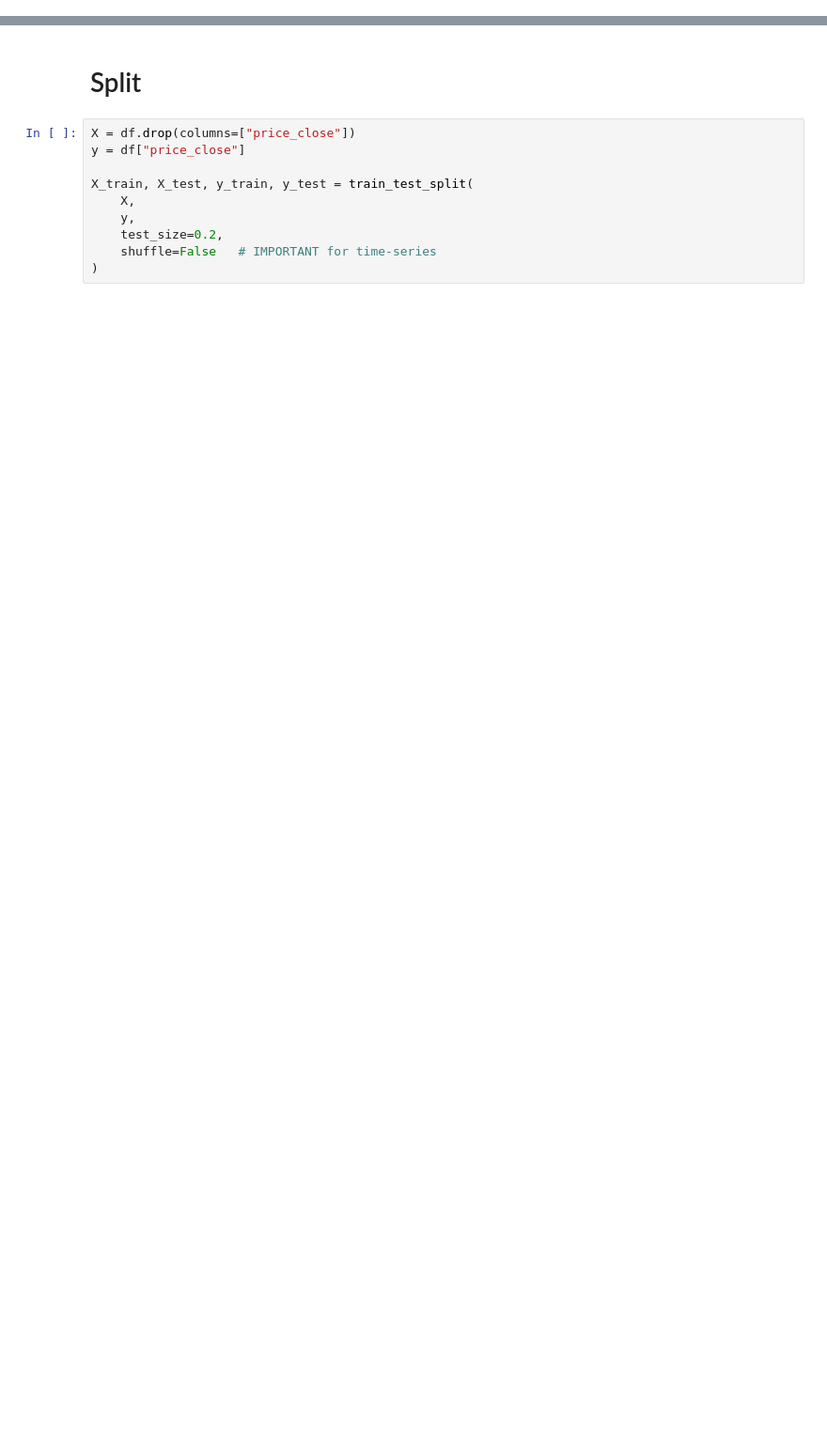
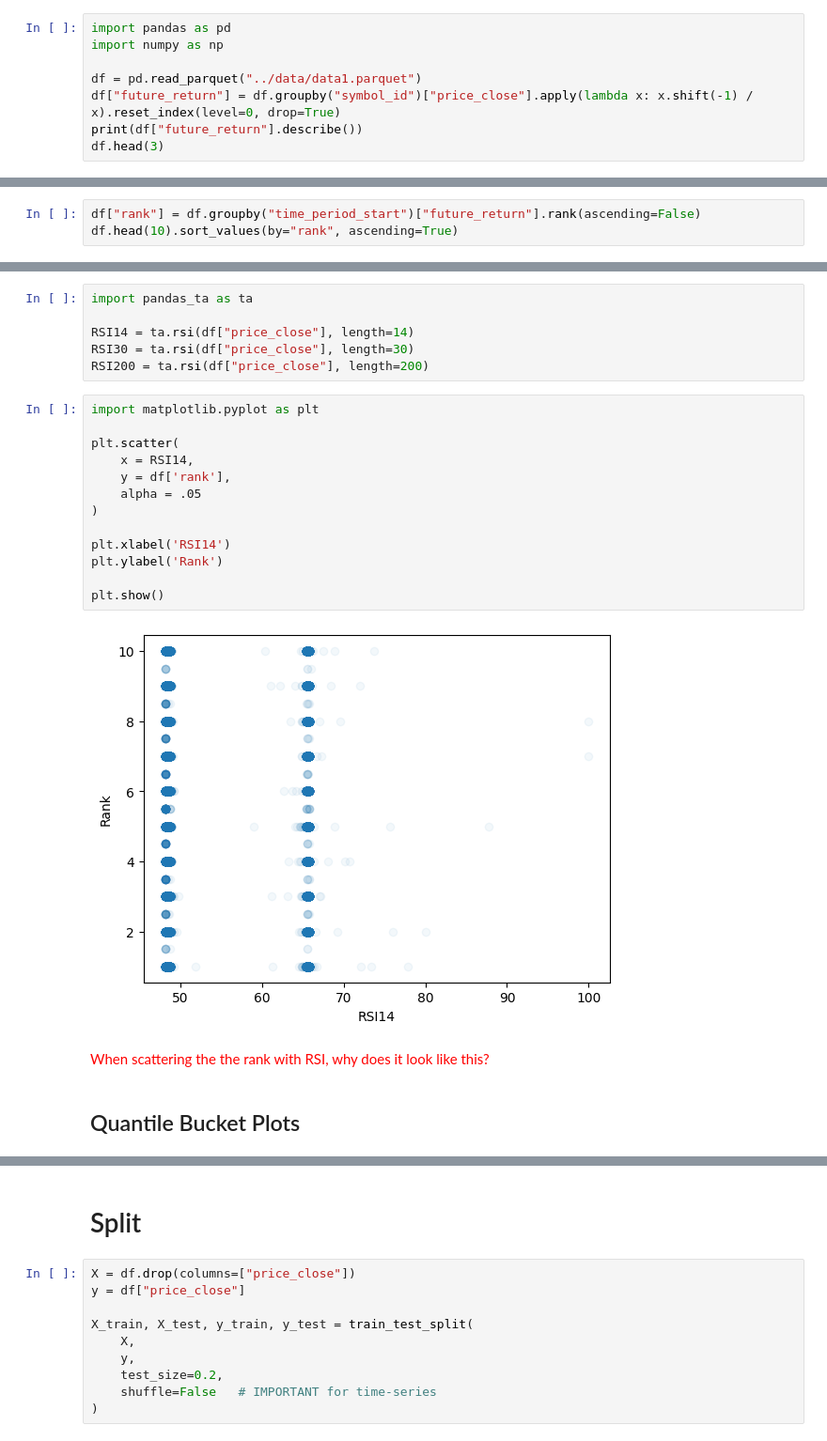
Before and after one commit to nathandelcid/marketdata, a Jupyter notebook: notebooks/2_eda.ipynb, the cells around one changed output, grey strips where cells are left out. Shown: that part at 94% size. Cells and saved outputs as stored; diff of their text form; blank space fills up the shorter version.

```diff
--- a/notebooks/2_eda.ipynb
+++ b/notebooks/2_eda.ipynb
@@ -0,0 +9,8 @@
+# %%
+import pandas as pd
+import numpy as np
+
+df = pd.read_parquet("../data/data1.parquet")
+df["future_return"] = df.groupby("symbol_id")["price_close"].apply(lambda x: x.shift(-1) / x).reset_index(level=0, drop=True)
+print(df["future_return"].describe())
+df.head(3)
@@ -15,0 +34,3 @@ df.head()
+# %%
+df["rank"] = df.groupby("time_period_start")["future_return"].rank(ascending=False)
+df.head(10).sort_values(by="rank", ascending=True)
@@ -15,0 +58,27 @@ df.head()
+# %%
+import pandas_ta as ta
+
+RSI14 = ta.rsi(df["price_close"], length=14)
+RSI30 = ta.rsi(df["price_close"], length=30)
+RSI200 = ta.rsi(df["price_close"], length=200)
+# %%
+import matplotlib.pyplot as plt
+
+plt.scatter(
+    x = RSI14,
+    y = df['rank'],
+    alpha = .05
+)
+
+plt.xlabel('RSI14')
+plt.ylabel('Rank')
+
+plt.show()
+# %% [output]
+[figure, added]
+# %% [markdown]
+<span style="color:red">
+    When scattering the the rank with RSI, why does it look like this?
+</span>
+# %% [markdown]
+## Quantile Bucket Plots
```
Also changed, not shown: parts of 18 cells of this notebook, 3 other files.
